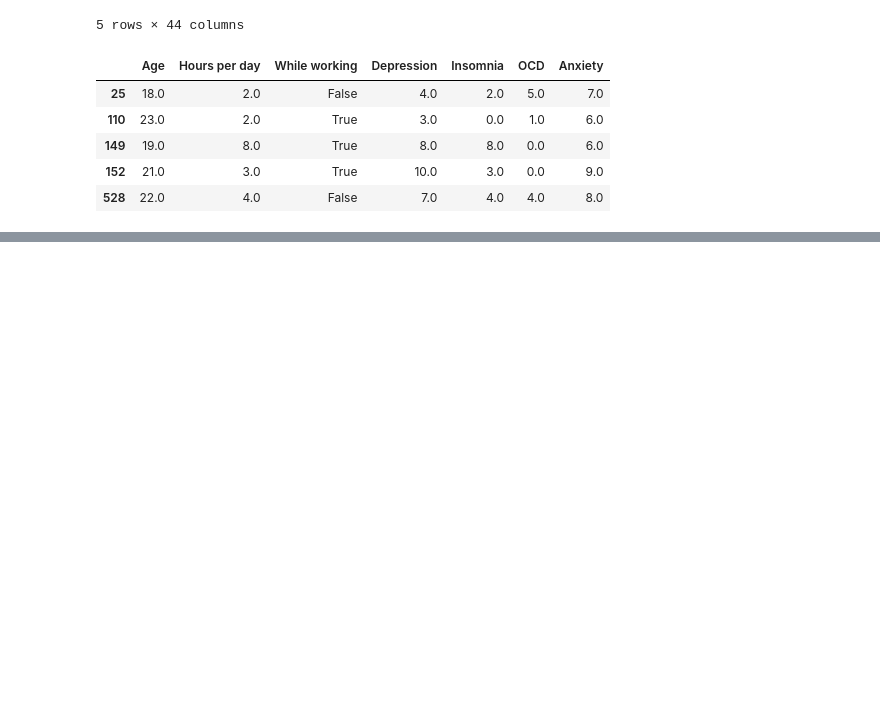
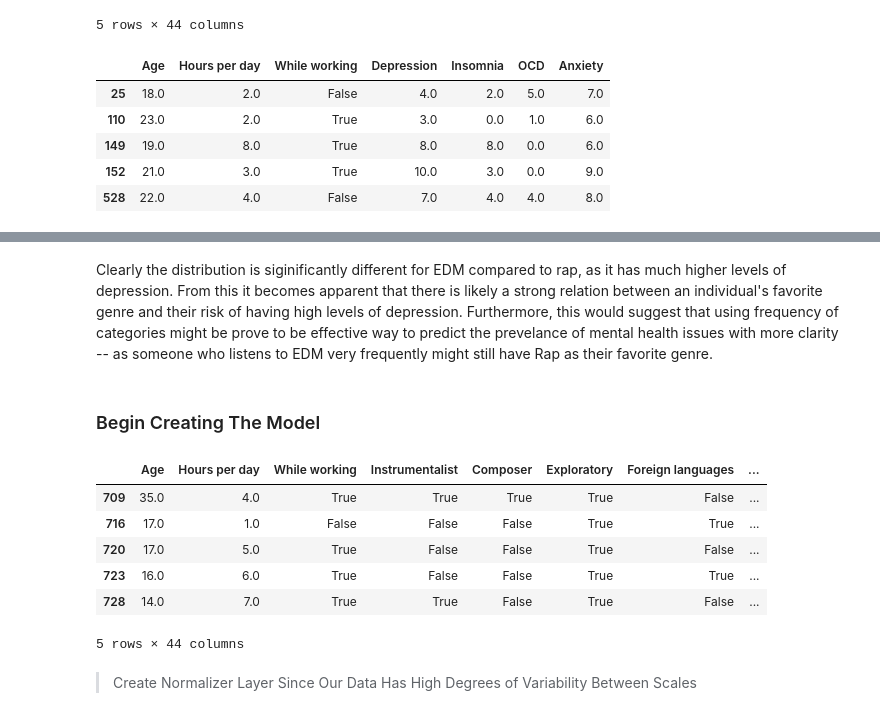
Before and after one commit to ObliqueHacks/musicTaste, a Jupyter notebook: music/music.ipynb, the cells around one changed output, grey strips where cells are left out. Drawn from its saved outputs; the diff is of its cells as text; code cells hidden in the pictures; blank space fills up the shorter version.

```diff
--- a/music/music.ipynb
+++ b/music/music.ipynb
@@ -86,0 +86,23 @@ plt.show()
+# %% [markdown]
+ Clearly the distribution is siginificantly different for EDM compared to rap, as it has much higher levels of depression. From this it becomes apparent that there is likely a strong relation between an individual's favorite genre and their risk of having high levels of depression. Furthermore, this would suggest that using frequency of categories might be prove to be effective way to predict the prevelance of mental health issues with more clarity -- as someone who listens to EDM very frequently might still have Rap as their favorite genre.
+# %% [markdown]
+### Begin Creating The Model
+# %%
+#seperate the output from input
+test_subset_labels = test_superset[['Depression', 'Insomnia', 'Anxiety', 'OCD']].copy().astype(np.float32)
+test_subset = test_superset.drop(columns=['Depression', 'Insomnia', 'Anxiety', 'OCD']).copy().astype(np.float32)
+
+train_superset_labels = train_superset[['Depression', 'Insomnia', 'Anxiety', 'OCD']].copy().astype(np.float32)
+train_superset = train_superset.drop(columns=['Depression', 'Insomnia', 'Anxiety', 'OCD']).copy().astype(np.float32)
+
+test_superset.tail()
+# %% [output]
+|  | Age | Hours per day | While working | Instrumentalist | Composer | Exploratory | Foreign languages | ... |
+| 709 | 35.0 | 4.0 | True | True | True | True | False | ... |
+| 716 | 17.0 | 1.0 | False | False | False | True | True | ... |
+| 720 | 17.0 | 5.0 | True | False | False | True | False | ... |
+| 723 | 16.0 | 6.0 | True | False | False | True | True | ... |
+| 728 | 14.0 | 7.0 | True | True | False | True | False | ... |
+5 rows × 44 columns
+# %% [markdown]
+> Create Normalizer Layer Since Our Data Has High Degrees of Variability Between Scales
```
Also changed, not shown: parts of 8 cells of this notebook.
